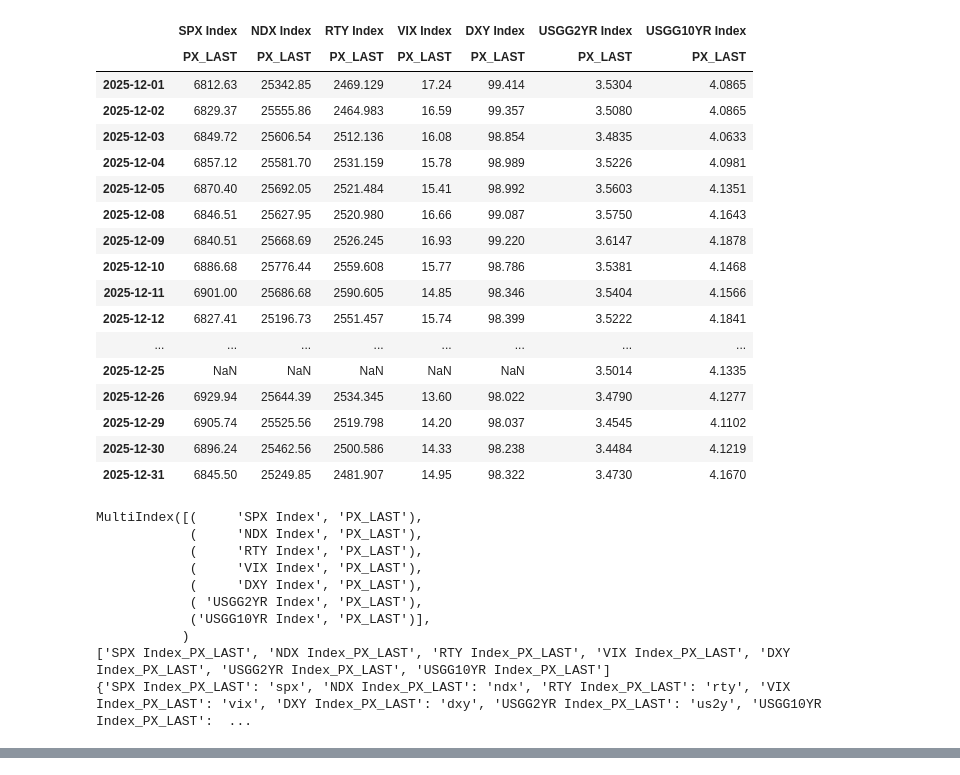
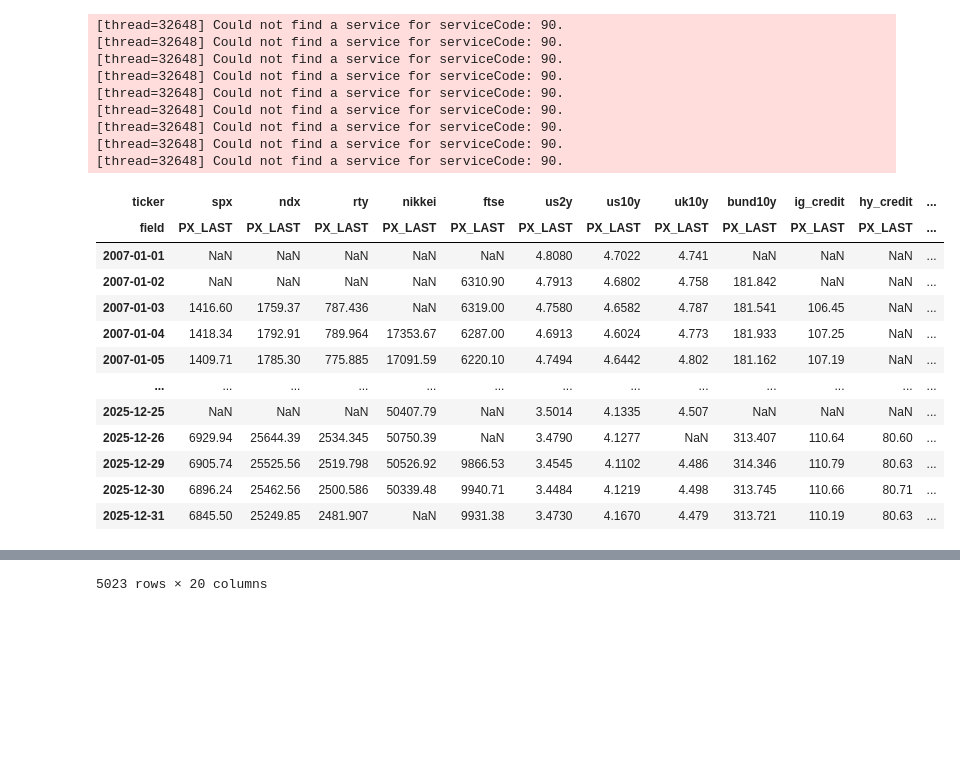
Before and after one commit to johngarbutt123/quant-projects, a Jupyter notebook: notebooks/01_build_market_panel.ipynb, the cells around one changed output, grey strips where cells are left out. Drawn from its saved outputs; the diff is of its cells as text; code cells hidden in the pictures; blank space fills up the shorter version.

```diff
--- a/notebooks/01_build_market_panel.ipynb
+++ b/notebooks/01_build_market_panel.ipynb
@@ -1,53 +7,38 @@
 # %%
-from quant.data.bloomberg import get_bbg_data
+FIELDS = ["PX_LAST"]
 
-NAMES = {
-    "SPX Index": "spx",
-    "NDX Index": "ndx",
-    "RTY Index": "rty",
-    "VIX Index": "vix",
-    "DXY Index": "dxy",
-    "USGG2YR Index": "us2y",
-    "USGG10YR Index": "us10y",
-}
-field_names = ["PX_LAST", "PX_OPEN", "PX_HIGH", "PX_LOW", "PX_VOLUME"]
+START = "2007-01-01"
+END = "2025-12-31"
 
-panel = get_bbg_data(
-    tickers=list(NAMES.keys()),
-    fields=field_names,
-    start_date="2025-12-01",
-    end_date="2025-12-31",
-    names=NAMES,
-    flatten=True,
+panel = get_bbg_field_panels(
+    tickers=list(TICKER_NAMES.keys()),
+    fields=FIELDS,
+    start_date=START,
+    end_date=END,
+    ticker_names=TICKER_NAMES,  # <-- key
 )
 
-panel.head()
+display(panel)
 # %% [output]
+[thread=32648] Could not find a service for serviceCode: 90.
+[thread=32648] Could not find a service for serviceCode: 90.
+[thread=32648] Could not find a service for serviceCode: 90.
+[thread=32648] Could not find a service for serviceCode: 90.
+[thread=32648] Could not find a service for serviceCode: 90.
+[thread=32648] Could not find a service for serviceCode: 90.
+[thread=32648] Could not find a service for serviceCode: 90.
+[thread=32648] Could not find a service for serviceCode: 90.
+[thread=32648] Could not find a service for serviceCode: 90.
-|  | SPX Index | NDX Index | RTY Index | VIX Index | DXY Index | USGG2YR Index | USGG10YR Index |
-|  | PX_LAST | PX_LAST | PX_LAST | PX_LAST | PX_LAST | PX_LAST | PX_LAST |
-| 2025-12-01 | 6812.63 | 25342.85 | 2469.129 | 17.24 | 99.414 | 3.5304 | 4.0865 |
-| 2025-12-02 | 6829.37 | 25555.86 | 2464.983 | 16.59 | 99.357 | 3.5080 | 4.0865 |
-| 2025-12-03 | 6849.72 | 25606.54 | 2512.136 | 16.08 | 98.854 | 3.4835 | 4.0633 |
-| 2025-12-04 | 6857.12 | 25581.70 | 2531.159 | 15.78 | 98.989 | 3.5226 | 4.0981 |
-| 2025-12-05 | 6870.40 | 25692.05 | 2521.484 | 15.41 | 98.992 | 3.5603 | 4.1351 |
-| 2025-12-08 | 6846.51 | 25627.95 | 2520.980 | 16.66 | 99.087 | 3.5750 | 4.1643 |
-| 2025-12-09 | 6840.51 | 25668.69 | 2526.245 | 16.93 | 99.220 | 3.6147 | 4.1878 |
-| 2025-12-10 | 6886.68 | 25776.44 | 2559.608 | 15.77 | 98.786 | 3.5381 | 4.1468 |
-| 2025-12-11 | 6901.00 | 25686.68 | 2590.605 | 14.85 | 98.346 | 3.5404 | 4.1566 |
-| 2025-12-12 | 6827.41 | 25196.73 | 2551.457 | 15.74 | 98.399 | 3.5222 | 4.1841 |
-| ... | ... | ... | ... | ... | ... | ... | ... |
-| 2025-12-25 | NaN | NaN | NaN | NaN | NaN | 3.5014 | 4.1335 |
-| 2025-12-26 | 6929.94 | 25644.39 | 2534.345 | 13.60 | 98.022 | 3.4790 | 4.1277 |
-| 2025-12-29 | 6905.74 | 25525.56 | 2519.798 | 14.20 | 98.037 | 3.4545 | 4.1102 |
-| 2025-12-30 | 6896.24 | 25462.56 | 2500.586 | 14.33 | 98.238 | 3.4484 | 4.1219 |
-| 2025-12-31 | 6845.50 | 25249.85 | 2481.907 | 14.95 | 98.322 | 3.4730 | 4.1670 |
+| ticker | spx | ndx | rty | nikkei | ftse | us2y | us10y | uk10y | bund10y | ig_credit | hy_credit | ... |
+| field | PX_LAST | PX_LAST | PX_LAST | PX_LAST | PX_LAST | PX_LAST | PX_LAST | PX_LAST | PX_LAST | PX_LAST | PX_LAST | ... |
+| 2007-01-01 | NaN | NaN | NaN | NaN | NaN | 4.8080 | 4.7022 | 4.741 | NaN | NaN | NaN | ... |
+| 2007-01-02 | NaN | NaN | NaN | NaN | 6310.90 | 4.7913 | 4.6802 | 4.758 | 181.842 | NaN | NaN | ... |
+| 2007-01-03 | 1416.60 | 1759.37 | 787.436 | NaN | 6319.00 | 4.7580 | 4.6582 | 4.787 | 181.541 | 106.45 | NaN | ... |
+| 2007-01-04 | 1418.34 | 1792.91 | 789.964 | 17353.67 | 6287.00 | 4.6913 | 4.6024 | 4.773 | 181.933 | 107.25 | NaN | ... |
+| 2007-01-05 | 1409.71 | 1785.30 | 775.885 | 17091.59 | 6220.10 | 4.7494 | 4.6442 | 4.802 | 181.162 | 107.19 | NaN | ... |
+| ... | ... | ... | ... | ... | ... | ... | ... | ... | ... | ... | ... | ... |
+| 2025-12-25 | NaN | NaN | NaN | 50407.79 | NaN | 3.5014 | 4.1335 | 4.507 | NaN | NaN | NaN | ... |
+| 2025-12-26 | 6929.94 | 25644.39 | 2534.345 | 50750.39 | NaN | 3.4790 | 4.1277 | NaN | 313.407 | 110.64 | 80.60 | ... |
+| 2025-12-29 | 6905.74 | 25525.56 | 2519.798 | 50526.92 | 9866.53 | 3.4545 | 4.1102 | 4.486 | 314.346 | 110.79 | 80.63 | ... |
+| 2025-12-30 | 6896.24 | 25462.56 | 2500.586 | 50339.48 | 9940.71 | 3.4484 | 4.1219 | 4.498 | 313.745 | 110.66 | 80.71 | ... |
+| 2025-12-31 | 6845.50 | 25249.85 | 2481.907 | NaN | 9931.38 | 3.4730 | 4.1670 | 4.479 | 313.721 | 110.19 | 80.63 | ... |
-MultiIndex([(     'SPX Index', 'PX_LAST'),
-            (     'NDX Index', 'PX_LAST'),
-            (     'RTY Index', 'PX_LAST'),
-            (     'VIX Index', 'PX_LAST'),
-            (     'DXY Index', 'PX_LAST'),
-            ( 'USGG2YR Index', 'PX_LAST'),
-            ('USGG10YR Index', 'PX_LAST')],
-           )
-['SPX Index_PX_LAST', 'NDX Index_PX_LAST', 'RTY Index_PX_LAST', 'VIX Index_PX_LAST', 'DXY Index_PX_LAST', 'USGG2YR Index_PX_LAST', 'USGG10YR Index_PX_LAST']
-{'SPX Index_PX_LAST': 'spx', 'NDX Index_PX_LAST': 'ndx', 'RTY Index_PX_LAST': 'rty', 'VIX Index_PX_LAST': 'vix', 'DXY Index_PX_LAST': 'dxy', 'USGG2YR Index_PX_LAST': 'us2y', 'USGG10YR Index_PX_LAST':  ...
@@ -59,0 +45 @@ MultiIndex([(     'SPX Index', 'PX_LAST'),
+5023 rows × 20 columns
```
Also changed, not shown: parts of 4 cells of this notebook, 15 other files.
